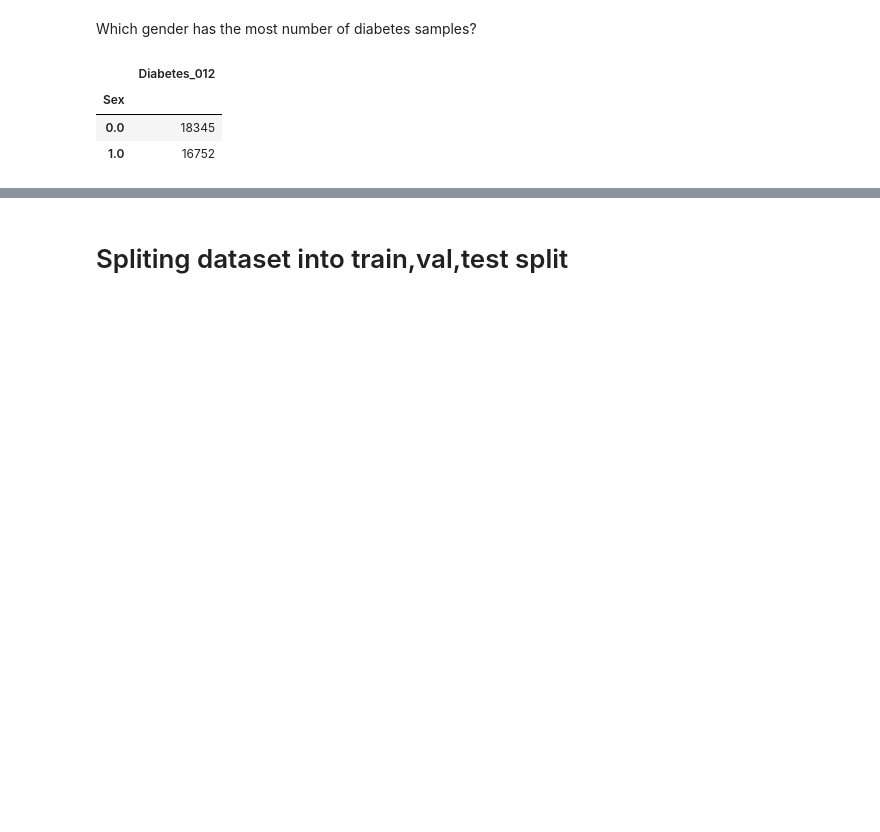
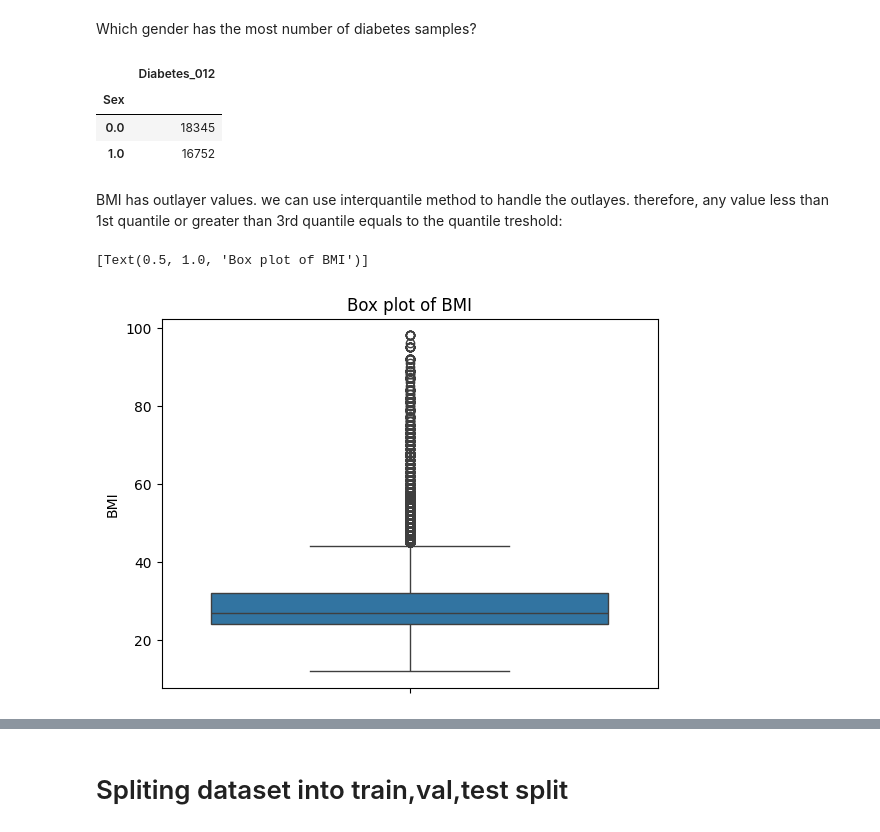
Before and after one commit to paya-alavi77/Diabetes, a Jupyter notebook: Diabetes.ipynb, the cells around one changed output, grey strips where cells are left out. Cells and saved outputs as stored; diff of their text form; code cells hidden in the pictures; blank space fills up the shorter version.

```diff
--- a/Diabetes.ipynb
+++ b/Diabetes.ipynb
@@ -341,3 +222,10 @@ df_class_2.groupby('Sex')[['Diabetes_012']].count()
 | Sex |  |
 | 0.0 | 18345 |
 | 1.0 | 16752 |
+# %% [markdown]
+BMI has outlayer values. we can use interquantile method to handle the outlayes. therefore, any value less than 1st quantile or greater than 3rd quantile equals to the quantile treshold:
+# %%
+sns.boxplot(df['BMI']).set(title='Box plot of BMI')
+# %% [output]
+[Text(0.5, 1.0, 'Box plot of BMI')]
+[figure, added]
```
Also changed, not shown: parts of 9 cells of this notebook.
